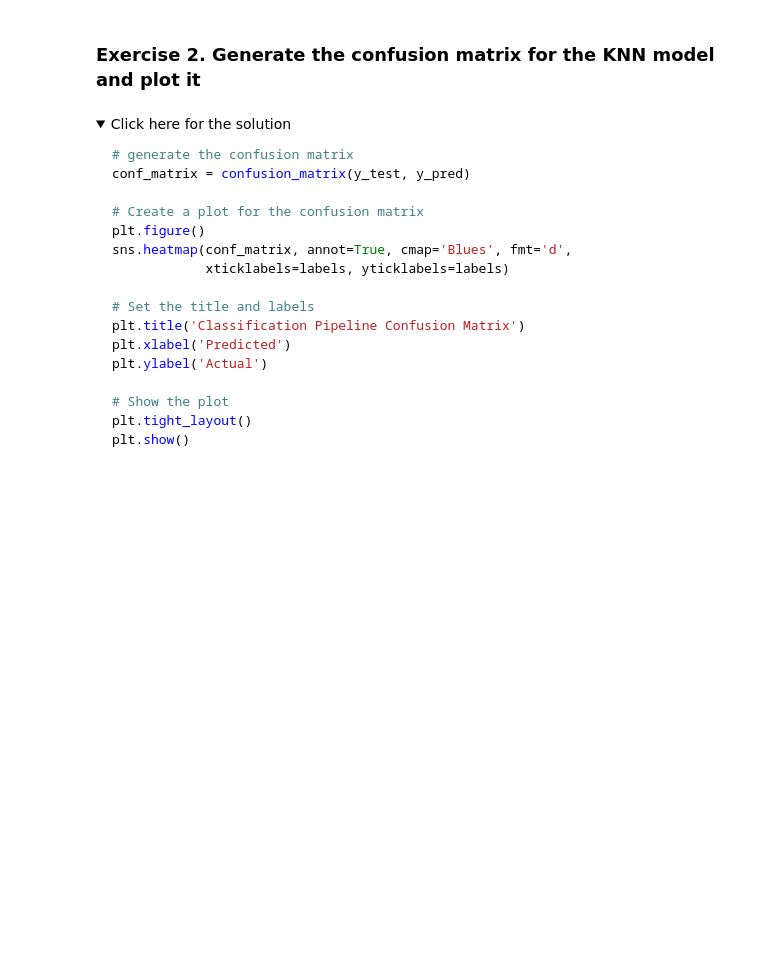
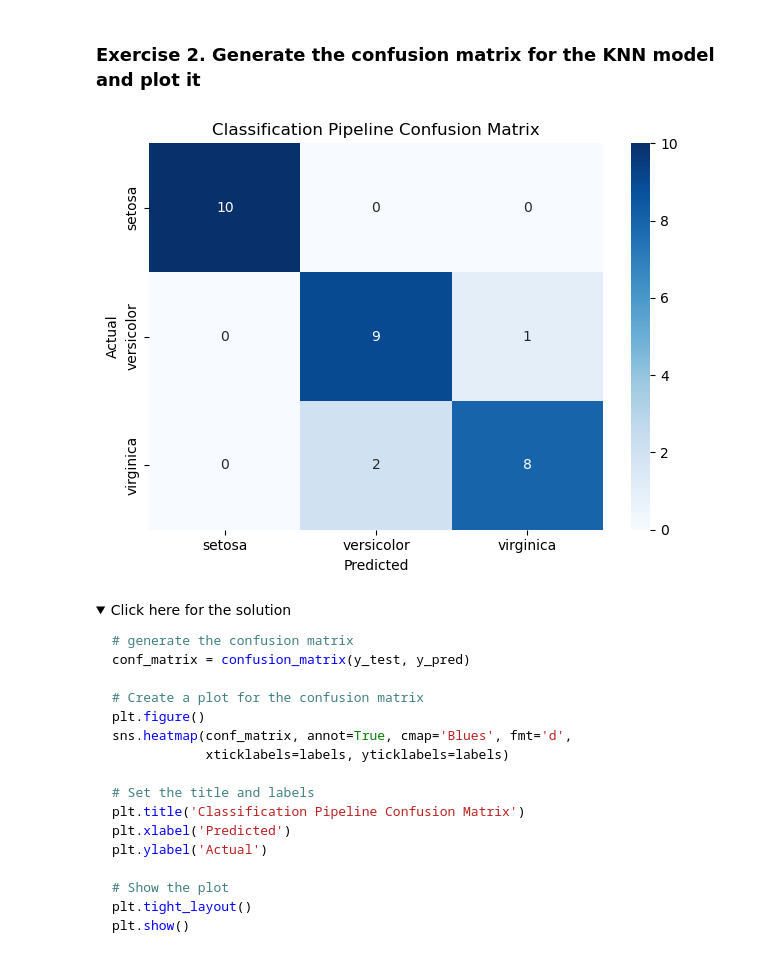
Before and after one commit to stevenkhwun/P4DS, a Jupyter notebook: IBM_Python_Data_Science/Machine_Learning_with_Python/19_ML_Pipelines_and_GridSearchCV.ipynb, the cells around one changed output. Saved outputs shown, nothing was run; the diff lists cells and outputs as text; code cells hidden in the pictures; folded sections open; blank space fills up the shorter version.

```diff
--- a/IBM_Python_Data_Science/Machine_Learning_with_Python/19_ML_Pipelines_and_GridSearchCV.ipynb
+++ b/IBM_Python_Data_Science/Machine_Learning_with_Python/19_ML_Pipelines_and_GridSearchCV.ipynb
@@ -81,7 +81,7 @@ pipeline = Pipeline([
 Be sure to stratify the target.
 # %%
 # Enter your code here
-X_train, X_test, y_train, y_test = train_test_split(..., ..., test_size=0.2, random_state=42, stratify=...)
+X_train, X_test, y_train, y_test = train_test_split(X, y, test_size=0.2, random_state=42, stratify=y)
 # %% [markdown]
 <details><summary>Click here for the solution</summary>
 X_train, X_test, y_train, y_test = train_test_split(X, y, test_size=0.2, random_state=42, stratify=y)
@@ -104,21 +106,24 @@ y_pred = pipeline.predict(X_test)
 ### Exercise 2. Generate the confusion matrix for the KNN model and plot it
 # %%
 # Enter your code here
-conf_matrix = confusion_matrix(y_test, ...)
+# generate the confusion matrix
+conf_matrix = confusion_matrix(y_test, y_pred)
 
-# Create a single plot for the confusion matrix
+# Create a plot for the confusion matrix
 plt.figure()
-sns.heatmap(..., annot=True, cmap='Blues', fmt='d',
+sns.heatmap(conf_matrix, annot=True, cmap='Blues', fmt='d',
             xticklabels=labels, yticklabels=labels)
 
 # Set the title and labels
 plt.title('Classification Pipeline Confusion Matrix')
 plt.xlabel('Predicted')
 plt.ylabel('Actual')
 
 # Show the plot
 plt.tight_layout()
 plt.show()
+# %% [output]
+[figure, added]
 # %% [markdown]
 <details><summary>Click here for the solution</summary>
 
```
Also changed, not shown: parts of 7 cells of this notebook.
